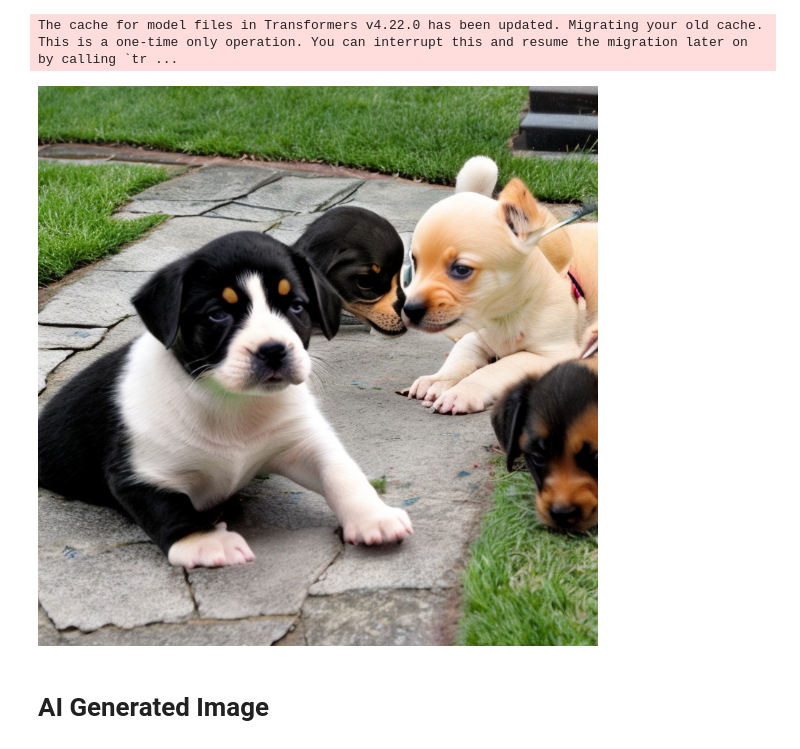
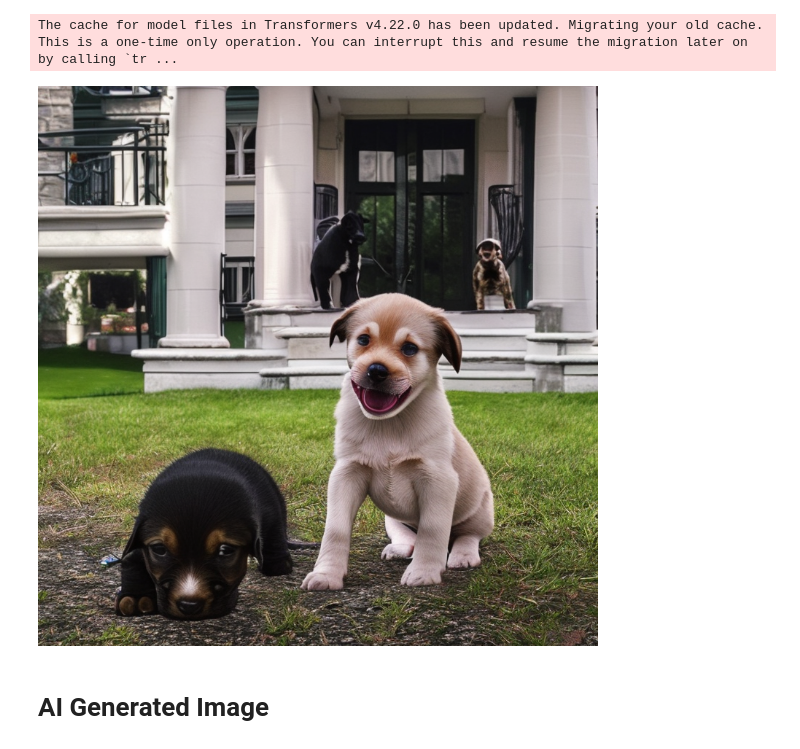
Before and after one commit to DimLiak/ImageGenAI, a Jupyter notebook: Predictors_&_Stable_Diffusion.ipynb, the cells around one changed output. Saved outputs shown, nothing was run; the diff lists cells and outputs as text; code cells hidden in the pictures.

```diff
--- a/Predictors_&_Stable_Diffusion.ipynb
+++ b/Predictors_&_Stable_Diffusion.ipynb
@@ -171,12 +279,12 @@ pipe = pipe.to("cuda")
 The cache for model files in Transformers v4.22.0 has been updated. Migrating your old cache. This is a one-time only operation. You can interrupt this and resume the migration later on by calling `tr ...
 # %%
 # Example
-prompt = "a photo of an puppies playing in the back-yard of a mansion"
+prompt = "a photo of two puppies playing in the back-yard of a mansion"
 image_gen = pipe(prompt).images[0]
 image_gen.save("puppies.jpg")
 image_gen
 # %% [output]
-[figure, old version]
+[figure, new version]
 # %% [markdown]
 # AI Generated Image
 # %%
```
Also changed, not shown: parts of 9 cells of this notebook, 1 other file.
